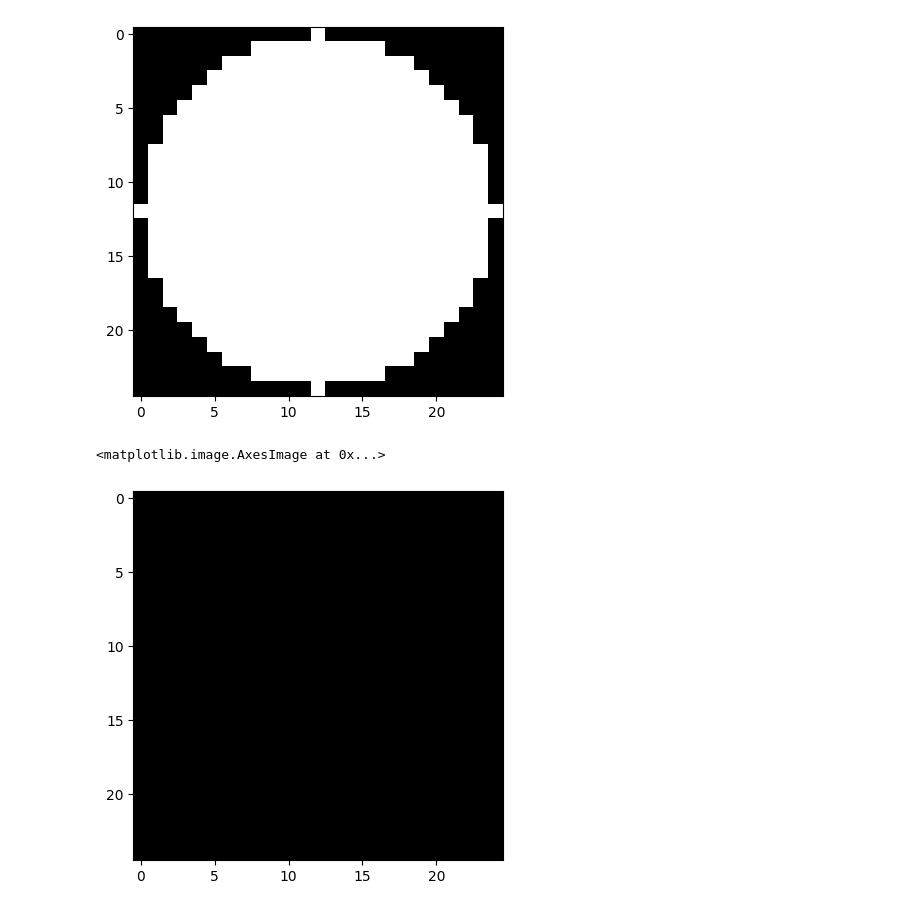
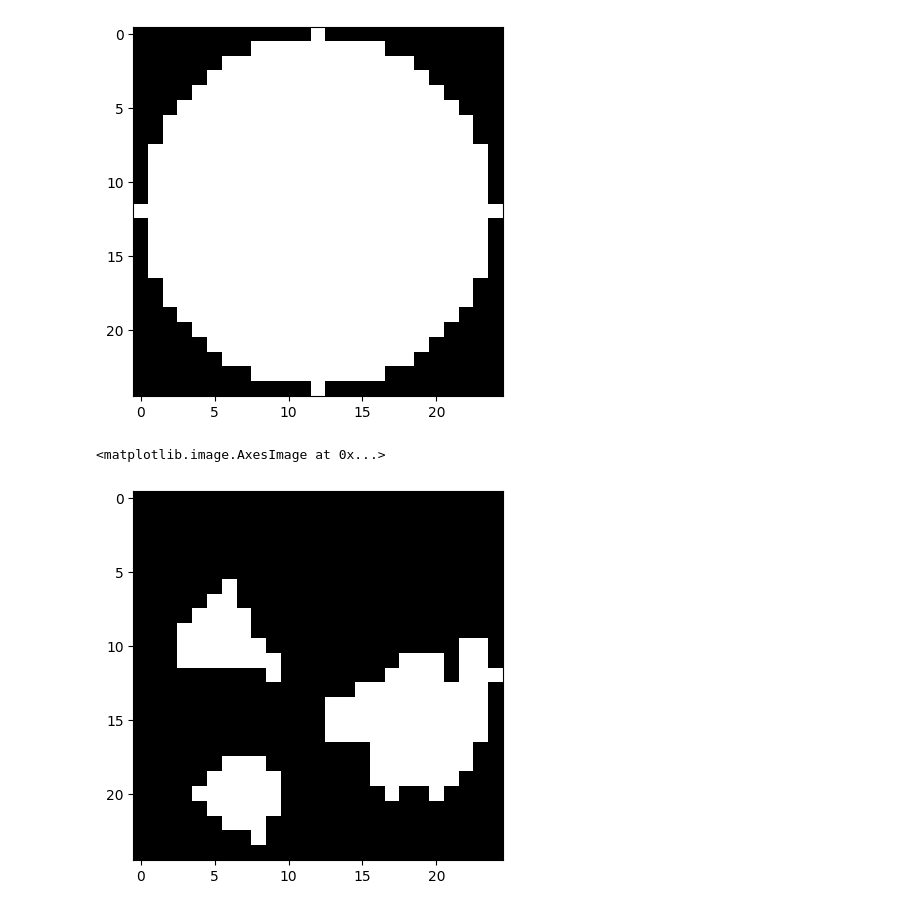
Before and after one commit to Snasgul/influence-trees-on-solar, a Jupyter notebook: solar_attenuation_calib.ipynb, the cells around one changed output. Saved outputs shown, nothing was run; the diff lists cells and outputs as text; code cells hidden in the pictures.

```diff
--- a/solar_attenuation_calib.ipynb
+++ b/solar_attenuation_calib.ipynb
@@ -64,10 +62,10 @@ for x in pos_x:
 cropped_tree = np.delete(cropped_tree, 0, axis=0)
 # %%
 masked_tree = cropped_tree * circle_mask // 65025
-plt.imshow(masked_tree[1][1], cmap='gray')
+plt.imshow(masked_tree[20][45], cmap='gray')
 # %% [output]
 <matplotlib.image.AxesImage at 0x...>
-[figure, old version]
+[figure, new version]
 # %%
 min_x = np.min(pos_x) - sun_radius
 min_y = np.min(pos_y) - sun_radius
```
Also changed, not shown: parts of 6 cells of this notebook, 40 other files.
